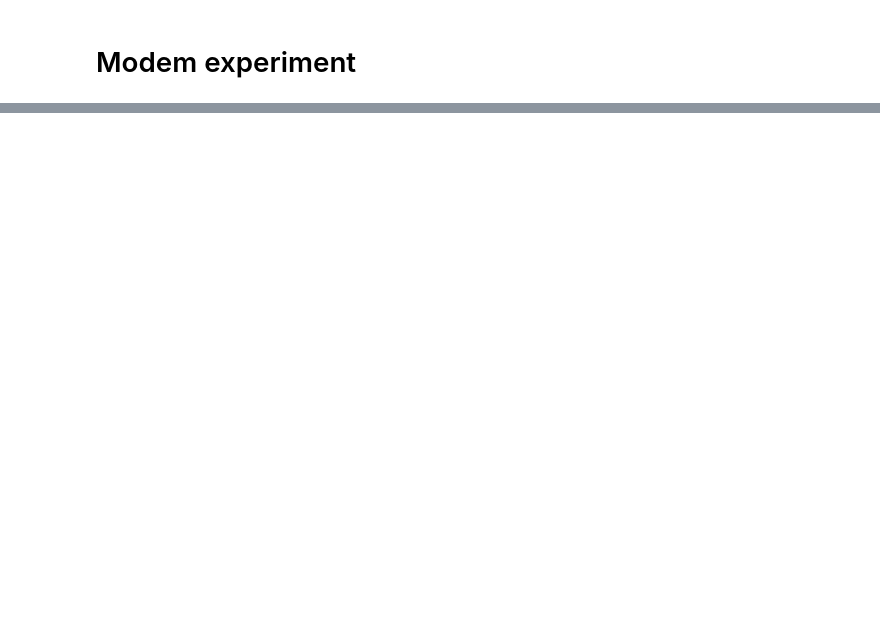
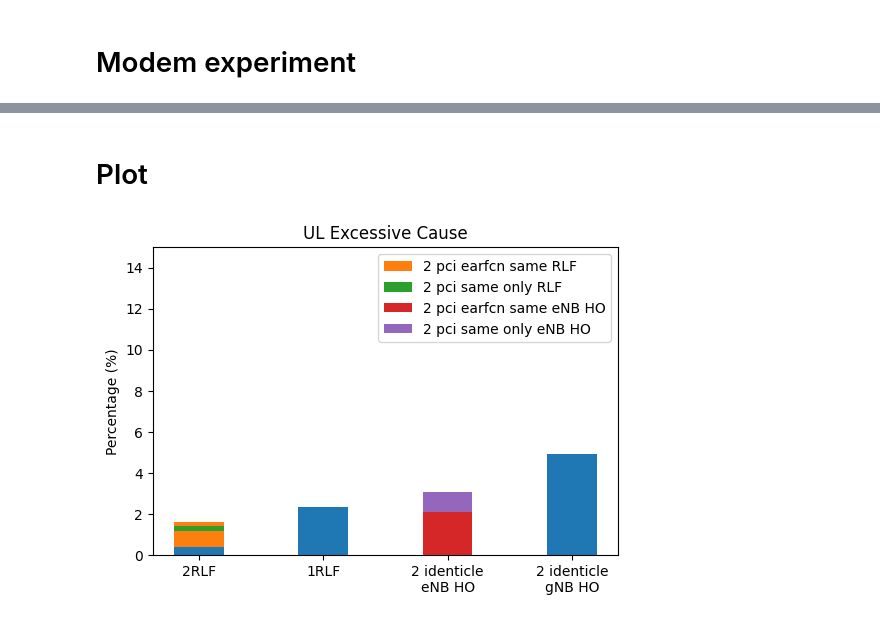
Before and after one commit to chihyangchen/ntu-experiments, a Jupyter notebook: sheng-ru/analysis/simple_plot.ipynb, the cells around one changed output, grey strips where cells are left out. Cells and saved outputs as stored; diff of their text form; code cells hidden in the pictures; blank space fills up the shorter version.

```diff
--- a/sheng-ru/analysis/simple_plot.ipynb
+++ b/sheng-ru/analysis/simple_plot.ipynb
@@ -70,3 +60,5 @@ Timestamp('2023-03-16 19:23:52.517195')
 ml_data = '/home/wmnlab/ml_data'
 files = [os.path.join(ml_data, x) for x in os.listdir(ml_data)]
 files.sort()
+# %% [markdown]
+# Plot
@@ -72,0 +98,40 @@ files.sort()
+# %%
+plt.figure(figsize=(6,4))
+
+categories = ['2RLF', '1RLF', '2 identicle\neNB HO', '2 identicle\ngNB HO']
+data1 = [5444, 31041, 0, 64962]
+all_loss = 1313966
+data1 = [round(s/all_loss,4)*100 for s in data1]
+
+data2 = [15607, 0, 0, 0]
+data2 = [round(s/all_loss,4)*100 for s in data2]
+
+data3 = [2715, 0, 0, 0]
+data3 = [round(s/all_loss,4)*100 for s in data3]
+
+data4 = [0, 0, 27707, 0]
+data4 = [round(s/all_loss,4)*100 for s in data4]
+
+data5 = [0, 0, 12940, 0]
+data5 = [round(s/all_loss,4)*100 for s in data5]
+
+
+x = np.arange(len(data1))
+
+plt.bar(x, data1, width=0.4)
+plt.bar(x, data2, bottom=data1, width=0.4, label='2 pci earfcn same RLF')
+plt.bar(x, data3, bottom=data2, width=0.4, label='2 pci same only RLF')
+plt.bar(x, data4, bottom=data3, width=0.4, label='2 pci earfcn same eNB HO')
+plt.bar(x, data5, bottom=data4, width=0.4, label='2 pci same only eNB HO')
+
+
+# plt.xlabel('Categories')
+plt.ylabel('Percentage (%)')
+plt.title('UL Excessive Cause')
+plt.xticks(x, categories)
+plt.ylim(0, 15)
+plt.legend(loc='upper right')
+
+plt.show()
+# %% [output]
+[figure, added]
```
Also changed, not shown: parts of 7 cells of this notebook, 2 other files.
